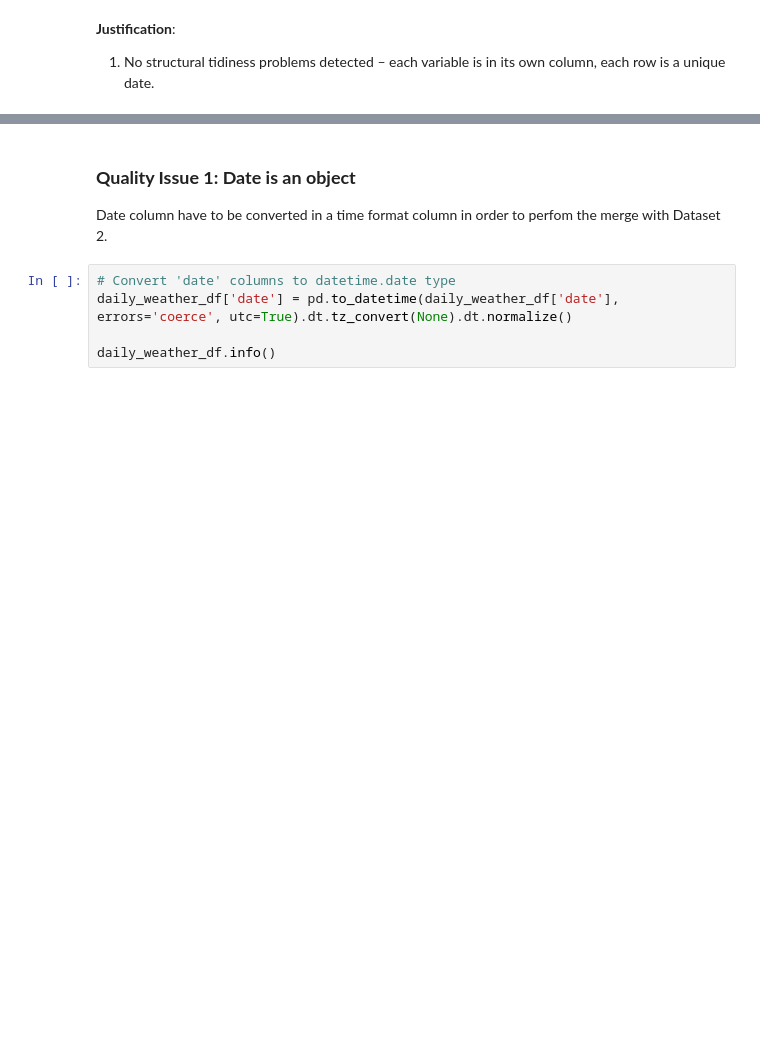
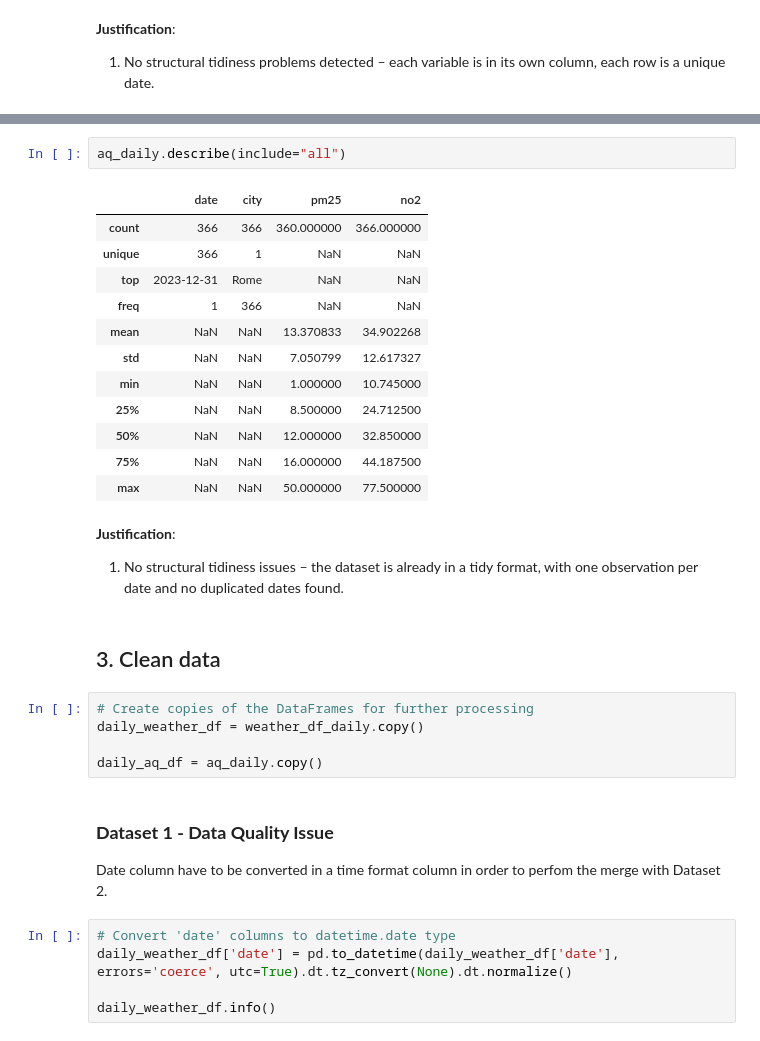
Before and after one commit to scarpl/Data_wrangling_with_python, a Jupyter notebook: data_wrangling_project_filled.ipynb, the cells around one changed output, grey strips where cells are left out. Cells and saved outputs as stored; diff of their text form; blank space fills up the shorter version.

```diff
--- a/data_wrangling_project_filled.ipynb
+++ b/data_wrangling_project_filled.ipynb
@@ -278,5 +242,30 @@ memory usage: 11.6+ KB
+# %%
+aq_daily.describe(include="all")
+# %% [output]
+|  | date | city | pm25 | no2 |
+| count | 366 | 366 | 360.000000 | 366.000000 |
+| unique | 366 | 1 | NaN | NaN |
+| top | 2023-12-31 | Rome | NaN | NaN |
+| freq | 1 | 366 | NaN | NaN |
+| mean | NaN | NaN | 13.370833 | 34.902268 |
+| std | NaN | NaN | 7.050799 | 12.617327 |
+| min | NaN | NaN | 1.000000 | 10.745000 |
+| 25% | NaN | NaN | 8.500000 | 24.712500 |
+| 50% | NaN | NaN | 12.000000 | 32.850000 |
+| 75% | NaN | NaN | 16.000000 | 44.187500 |
+| max | NaN | NaN | 50.000000 | 77.500000 |
+# %% [markdown]
+**Justification**:
+1. No structural tidiness issues – the dataset is already in a tidy format, with one observation per date and no duplicated dates found.
+# %% [markdown]
+## 3. Clean data
+# %%
+# Create copies of the DataFrames for further processing
+daily_weather_df = weather_df_daily.copy()
+
+daily_aq_df = aq_daily.copy()
 # %% [markdown]
-### **Quality Issue 1: Date is an object**
+### **Dataset 1 - Data Quality Issue**
 Date column have to be converted in a time format column in order to perfom the merge with Dataset 2.
 # %%
 # Convert 'date' columns to datetime.date type
```
Also changed, not shown: parts of 10 cells of this notebook.
